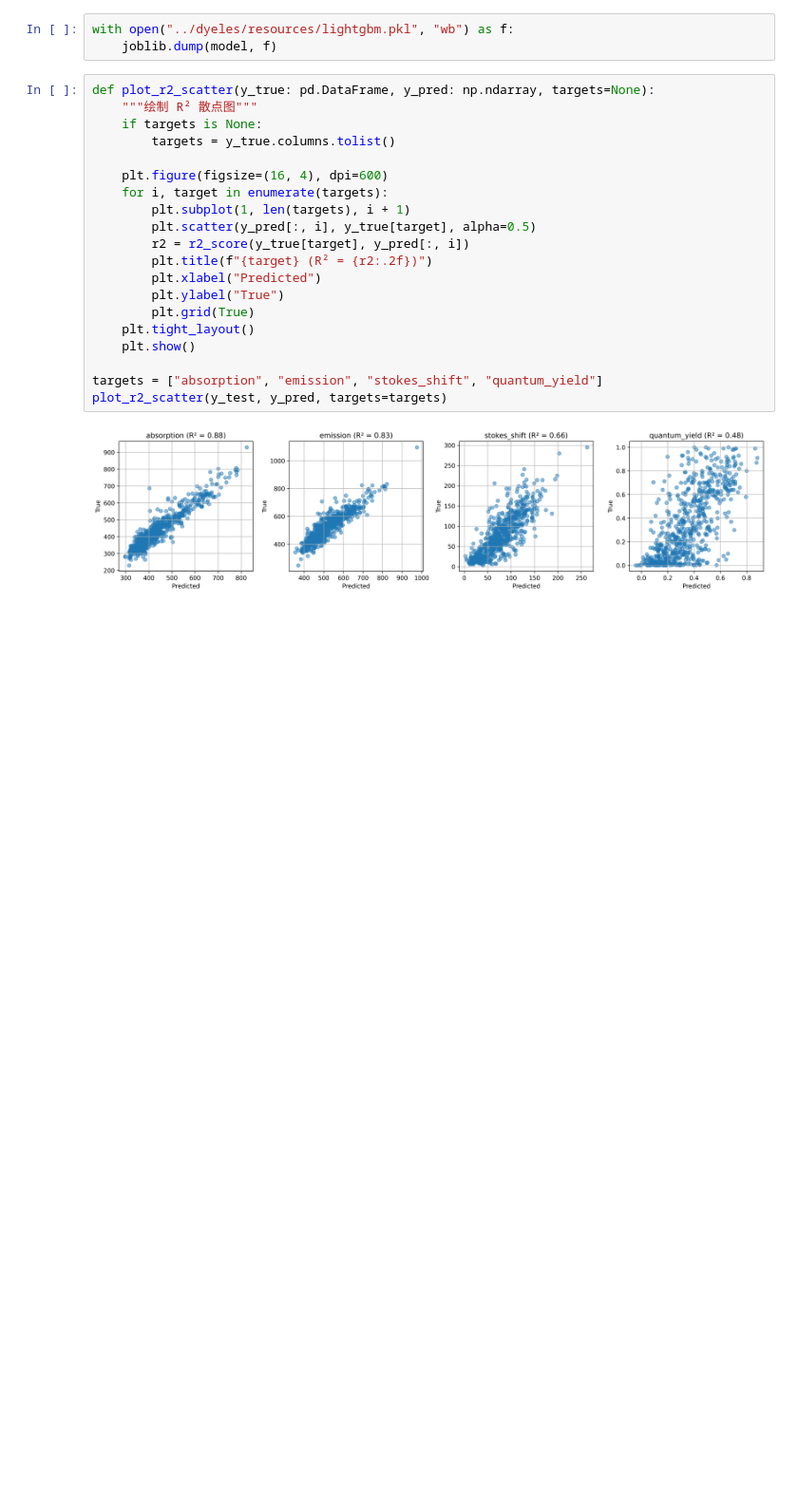
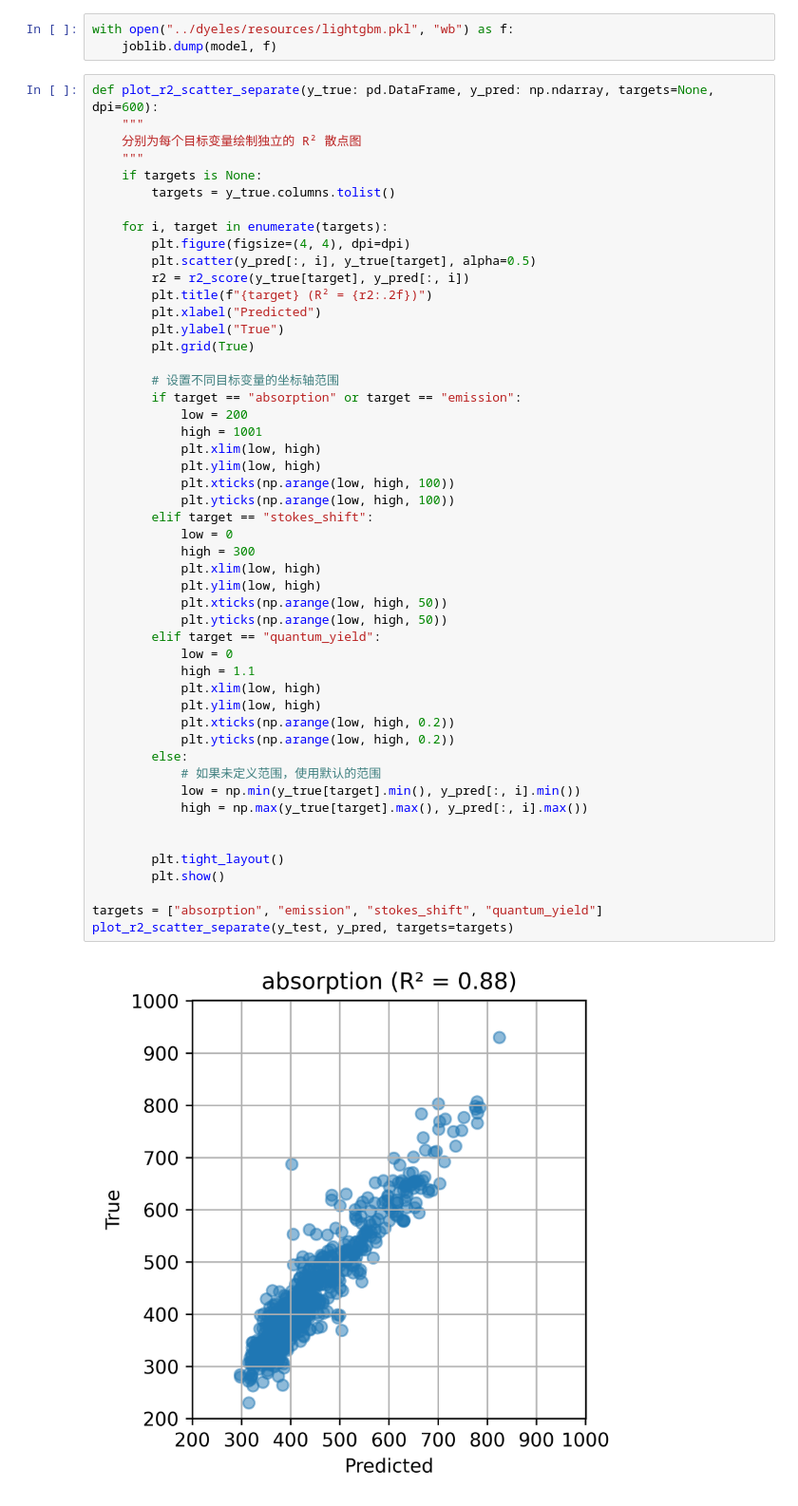
Before and after one commit to MolAstra/DyeLeS, a Jupyter notebook: notebooks/ml.ipynb, the cells around one changed output. Shown at 95% size. Drawn from its saved outputs; the diff is of its cells as text; blank space fills up the shorter version.

```diff
--- a/notebooks/ml.ipynb
+++ b/notebooks/ml.ipynb
@@ -166,24 +166,54 @@ And if memory is not enough, you can set `force_col_wise=true`.
 with open("../dyeles/resources/lightgbm.pkl", "wb") as f:
     joblib.dump(model, f)
 # %%
-def plot_r2_scatter(y_true: pd.DataFrame, y_pred: np.ndarray, targets=None):
-    """绘制 R² 散点图"""
+def plot_r2_scatter_separate(y_true: pd.DataFrame, y_pred: np.ndarray, targets=None, dpi=600):
+    """
+    分别为每个目标变量绘制独立的 R² 散点图
+    """
     if targets is None:
         targets = y_true.columns.tolist()
 
-    plt.figure(figsize=(16, 4), dpi=600)
     for i, target in enumerate(targets):
-        plt.subplot(1, len(targets), i + 1)
+        plt.figure(figsize=(4, 4), dpi=dpi)
         plt.scatter(y_pred[:, i], y_true[target], alpha=0.5)
         r2 = r2_score(y_true[target], y_pred[:, i])
         plt.title(f"{target} (R² = {r2:.2f})")
         plt.xlabel("Predicted")
         plt.ylabel("True")
         plt.grid(True)
-    plt.tight_layout()
-    plt.show()
+
+        # 设置不同目标变量的坐标轴范围
+        if target == "absorption" or target == "emission":
+            low = 200
+            high = 1001
+            plt.xlim(low, high)
+            plt.ylim(low, high)
+            plt.xticks(np.arange(low, high, 100))
+            plt.yticks(np.arange(low, high, 100))
+        elif target == "stokes_shift":
+            low = 0
+            high = 300
+            plt.xlim(low, high)
+            plt.ylim(low, high)
+            plt.xticks(np.arange(low, high, 50))
+            plt.yticks(np.arange(low, high, 50))
+        elif target == "quantum_yield":
+            low = 0
+            high = 1.1
+            plt.xlim(low, high)
+            plt.ylim(low, high)
+            plt.xticks(np.arange(low, high, 0.2))
+            plt.yticks(np.arange(low, high, 0.2))
+        else:
+            # 如果未定义范围，使用默认的范围
+            low = np.min(y_true[target].min(), y_pred[:, i].min())
+            high = np.max(y_true[target].max(), y_pred[:, i].max())
+
+
+        plt.tight_layout()
+        plt.show()
 
 targets = ["absorption", "emission", "stokes_shift", "quantum_yield"]
-plot_r2_scatter(y_test, y_pred, targets=targets)
+plot_r2_scatter_separate(y_test, y_pred, targets=targets)
 # %% [output]
-[figure, old version]
+[figure, new version]
```
Also changed, not shown: parts of 3 cells of this notebook.
